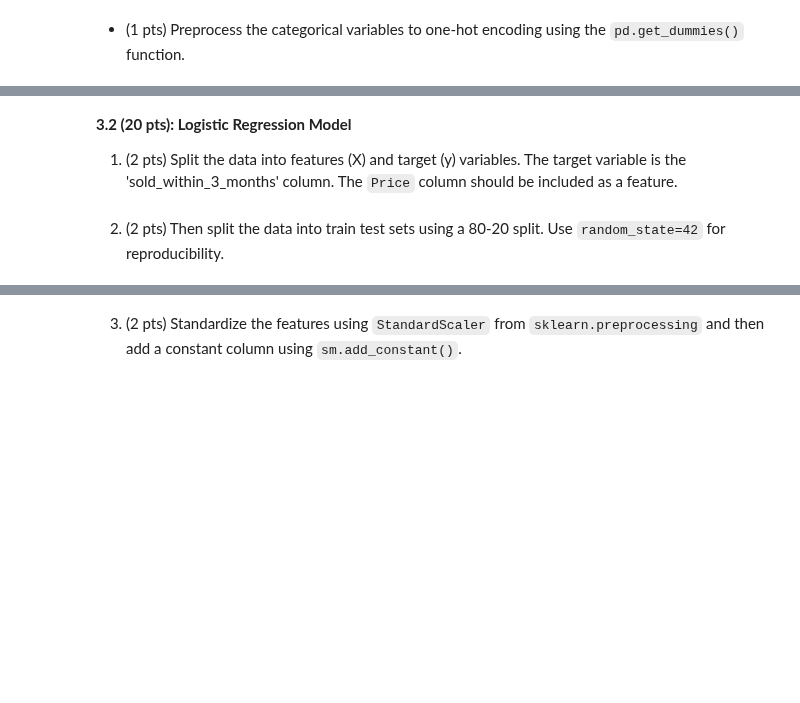
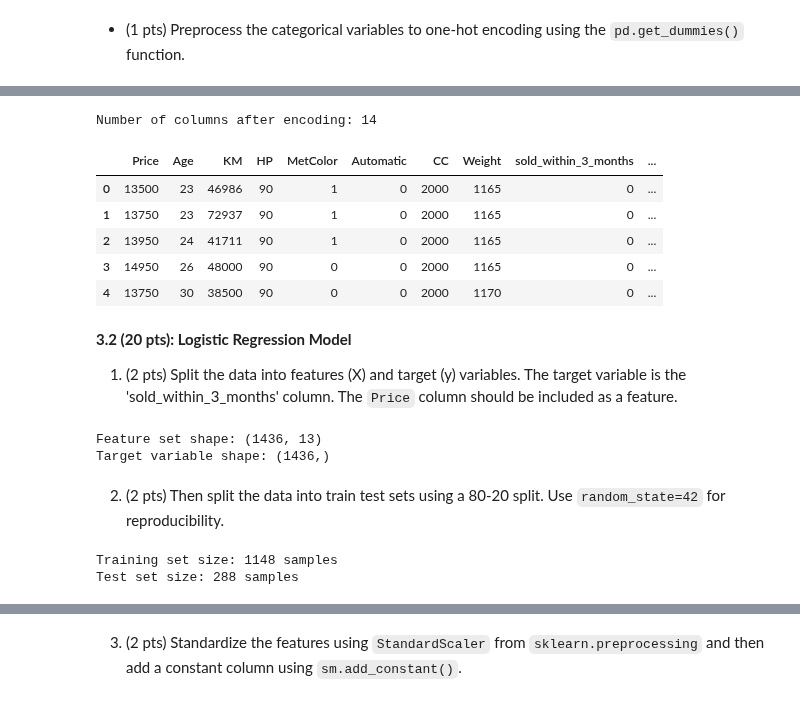
Before and after one commit to Jvviragine/data_analysis_um_course, a Jupyter notebook: data_clinics/clinic2/JV_clinic2.ipynb, the cells around one changed output, grey strips where cells are left out. Cells and saved outputs as stored; diff of their text form; code cells hidden in the pictures; blank space fills up the shorter version.

```diff
--- a/data_clinics/clinic2/JV_clinic2.ipynb
+++ b/data_clinics/clinic2/JV_clinic2.ipynb
@@ -956,11 +993,47 @@ NameError: name 'pd' is not defined
 # %%
-#TODO
+# Apply one-hot encoding to FuelType and Doors, dropping the first category to prevent multicollinearity
+data_df = pd.get_dummies(data_df, columns=['FuelType', 'Doors'], drop_first=True)
+
+# Print the number of columns after encoding
+print(f"Number of columns after encoding: {data_df.shape[1]}")
+
+# Display first few rows to compare changes
+data_df.head()
+# %% [output]
+Number of columns after encoding: 14
+|  | Price | Age | KM | HP | MetColor | Automatic | CC | Weight | sold_within_3_months | ... |
+| 0 | 13500 | 23 | 46986 | 90 | 1 | 0 | 2000 | 1165 | 0 | ... |
+| 1 | 13750 | 23 | 72937 | 90 | 1 | 0 | 2000 | 1165 | 0 | ... |
+| 2 | 13950 | 24 | 41711 | 90 | 1 | 0 | 2000 | 1165 | 0 | ... |
+| 3 | 14950 | 26 | 48000 | 90 | 0 | 0 | 2000 | 1165 | 0 | ... |
+| 4 | 13750 | 30 | 38500 | 90 | 0 | 0 | 2000 | 1170 | 0 | ... |
 # %% [markdown]
 **3.2 (20 pts):  Logistic Regression Model**
 1. (2 pts) Split the data into features (X) and target (y) variables. The target variable is the 'sold_within_3_months' column. The `Price` column should be included as a feature.
 # %%
 #TODO
+from sklearn.model_selection import train_test_split
+
+# Define features (X) and target (y)
+X = data_df.drop(columns=['sold_within_3_months'])  # Features (including 'Price')
+y = data_df['sold_within_3_months']  # Target variable
+
+# Print the shape of X and y to confirm the split
+print(f"Feature set shape: {X.shape}")
+print(f"Target variable shape: {y.shape}")
+# %% [output]
+Feature set shape: (1436, 13)
+Target variable shape: (1436,)
 # %% [markdown]
 2. (2 pts) Then split the data into train test sets using a 80-20 split. Use `random_state=42` for reproducibility.
 # %%
 #TODO
+# Perform an 80-20 train-test split
+X_train, X_test, y_train, y_test = train_test_split(X, y, test_size=0.2, random_state=42)
+
+# Print the number of samples in train and test sets
+print(f"Training set size: {X_train.shape[0]} samples")
+print(f"Test set size: {X_test.shape[0]} samples")
+# %% [output]
+Training set size: 1148 samples
+Test set size: 288 samples
```
Also changed, not shown: parts of 10 cells of this notebook, 1 other file.
